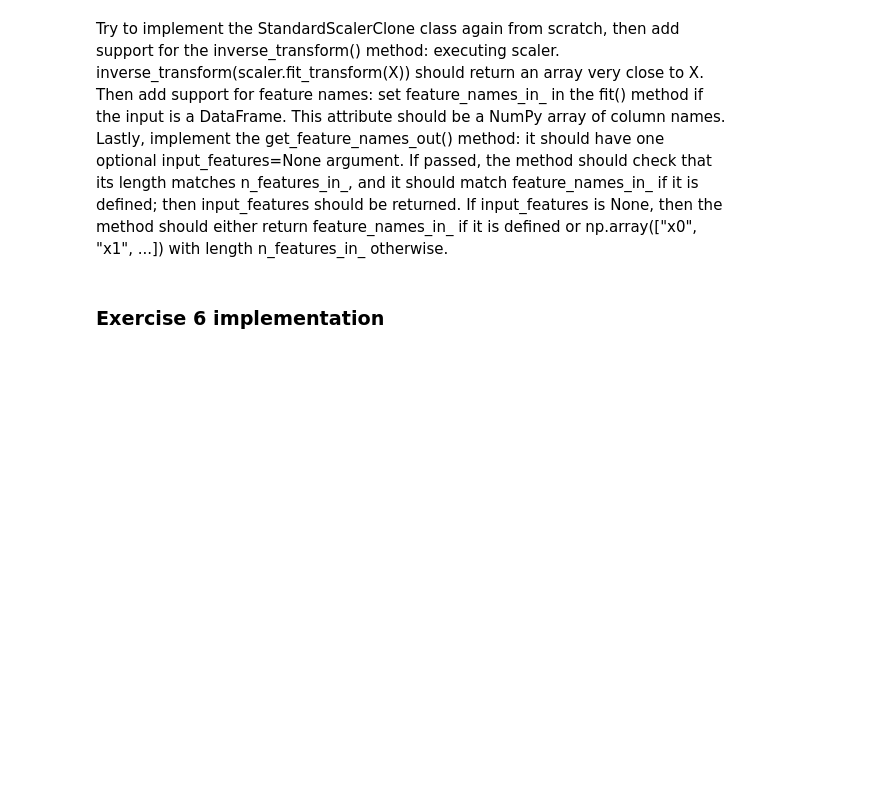
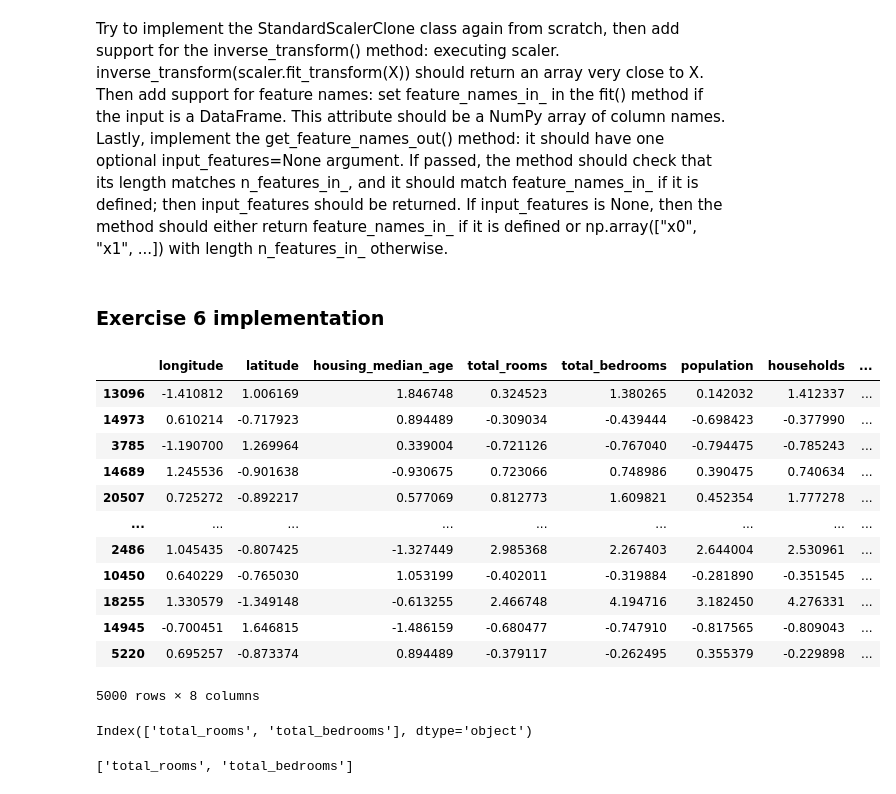
Before and after one commit to MiquelMarinoEspinosa/handson-ml3, a Jupyter notebook: 02_exercises.ipynb, the cells around one changed output. Drawn from its saved outputs; the diff is of its cells as text; code cells hidden in the pictures; blank space fills up the shorter version.

Commit message:
my standard scaler clone first version

```diff
--- a/02_exercises.ipynb
+++ b/02_exercises.ipynb
@@ -2065,20 +2080,51 @@ feature_names_in_ if it is defined or np.array(["x0", "x1", ...]) with
 length n_features_in_ otherwise.
 # %% [markdown]
 ### Exercise 6 implementation
+# %%
+housing_svr[['total_rooms', 'total_bedrooms']]
+numeric_only = housing_svr.select_dtypes(include=[np.number])
+
+numeric_only
+
+(numeric_only - numeric_only.mean())/ numeric_only.std()
+# %% [output]
+|  | longitude | latitude | housing_median_age | total_rooms | total_bedrooms | population | households | ... |
+| 13096 | -1.410812 | 1.006169 | 1.846748 | 0.324523 | 1.380265 | 0.142032 | 1.412337 | ... |
+| 14973 | 0.610214 | -0.717923 | 0.894489 | -0.309034 | -0.439444 | -0.698423 | -0.377990 | ... |
+| 3785 | -1.190700 | 1.269964 | 0.339004 | -0.721126 | -0.767040 | -0.794475 | -0.785243 | ... |
+| 14689 | 1.245536 | -0.901638 | -0.930675 | 0.723066 | 0.748986 | 0.390475 | 0.740634 | ... |
+| 20507 | 0.725272 | -0.892217 | 0.577069 | 0.812773 | 1.609821 | 0.452354 | 1.777278 | ... |
+| ... | ... | ... | ... | ... | ... | ... | ... | ... |
+| 2486 | 1.045435 | -0.807425 | -1.327449 | 2.985368 | 2.267403 | 2.644004 | 2.530961 | ... |
+| 10450 | 0.640229 | -0.765030 | 1.053199 | -0.402011 | -0.319884 | -0.281890 | -0.351545 | ... |
+| 18255 | 1.330579 | -1.349148 | -0.613255 | 2.466748 | 4.194716 | 3.182450 | 4.276331 | ... |
+| 14945 | -0.700451 | 1.646815 | -1.486159 | -0.680477 | -0.747910 | -0.817565 | -0.809043 | ... |
+| 5220 | 0.695257 | -0.873374 | 0.894489 | -0.379117 | -0.262495 | 0.355379 | -0.229898 | ... |
+5000 rows × 8 columns
 # %%
 # z = (x - u) / s
 
 from sklearn.base import BaseEstimator, TransformerMixin
 
 class MyStandardScalerClone(BaseEstimator, TransformerMixin):
-    def __init__(self):
-        return
+    # def __init__(self):
+    #     return
 
     def fit(self, X, y=None):
+        self.mean_ = X.mean()
+        self.std_ = X.std()
+        self.features_in_ = X.columns
+        print(self.features_in_)
         return self
 
     def transform(self, X):
-        return self
+        return (X - X.mean()) / X.std()
 
     def get_feature_names_out(self, names=None):
-        return []
+        return self.features_in_.to_list()
+
+my_standard_scaler_clone = MyStandardScalerClone()
+my_standard_scaler_clone.fit_transform(housing_svr[['total_rooms', 'total_bedrooms']])
+# %% [output]
+Index(['total_rooms', 'total_bedrooms'], dtype='object')
+['total_rooms', 'total_bedrooms']
```
Also changed, not shown: parts of 2 cells of this notebook.
